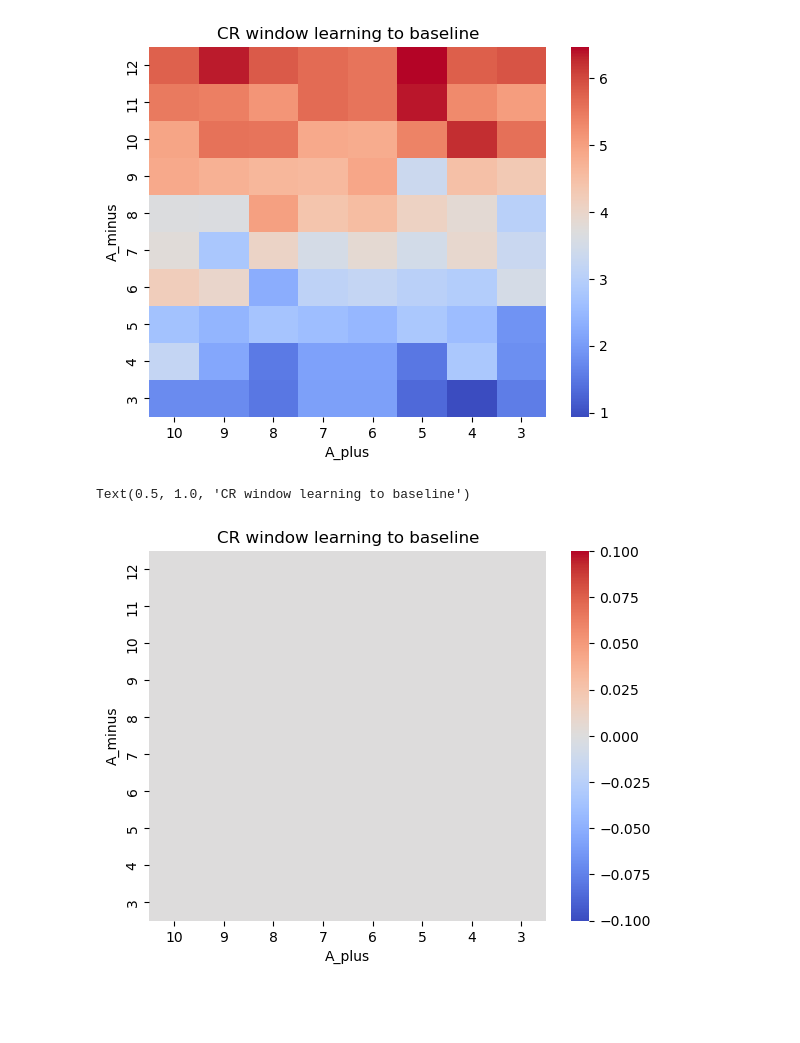
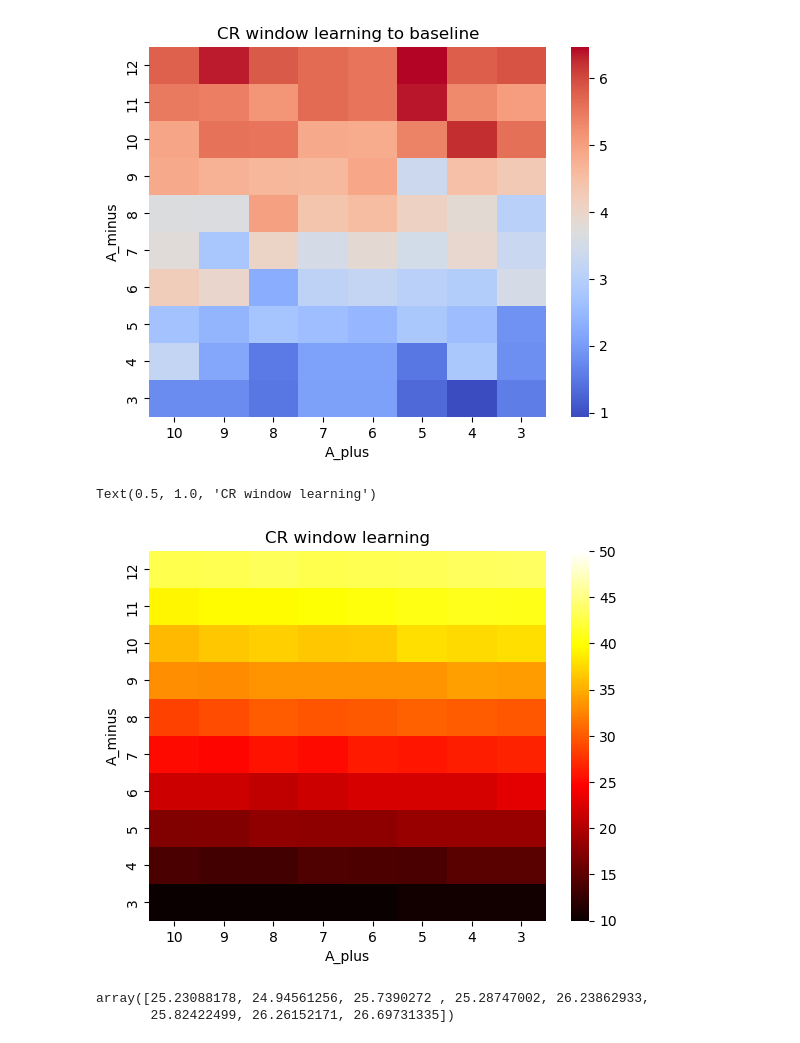
Before and after one commit to alessandratrapani/NODS, a Jupyter notebook: grid_search_Aplus_Aminus/heatmap.ipynb, the cells around one changed output. Drawn from its saved outputs; the diff is of its cells as text; code cells hidden in the pictures; blank space fills up the shorter version.

```diff
--- a/grid_search_Aplus_Aminus/heatmap.ipynb
+++ b/grid_search_Aplus_Aminus/heatmap.ipynb
@@ -29,6 +29,7 @@ minus = [12,11,10,9,8,7,6,5,4,3]
 plus = [10,9,8,7,6,5,4,3]
 # %%
 grid_search = np.nan*np.ones((len(minus),len(plus)))
+grid_cr = np.nan*np.ones((len(minus),len(plus)))
 grid_frequency = np.nan*np.ones((len(minus),len(plus)))
 sim_baseline = np.zeros((len(minus),len(plus),num_sim*trials_to_eval))
 sim_cr = np.zeros((len(minus),len(plus),num_sim*trials_to_eval))
@@ -56,6 +57,8 @@ for i,m in enumerate(minus):
 
         # learning in respect to the baseline
         grid_search[i,j] = (np.median(sim_baseline[i,j]) - np.median(sim_cr[i,j]))
+        grid_cr[i,j]= -1*np.median(sim_cr[i,j])
+
         # pc frequency
 grid_frequency = np.median(sim_frq, axis = 0)
 # %%
@@ -68,6 +71,21 @@ plt.title('CR window learning to baseline')
 # %% [output]
 Text(0.5, 1.0, 'CR window learning to baseline')
 [figure]
+# %%
+cmap = plt.cm.get_cmap('hot')
+sns.heatmap(grid_cr, cmap = cmap, xticklabels=plus, yticklabels=minus, vmin =10, vmax =50)
+plt.xlabel('A_plus')
+plt.ylabel('A_minus')
+plt.title('CR window learning')
+#plt.savefig(os.path.join(result_path,'heatmap_baseline-CR'))
+# %% [output]
+Text(0.5, 1.0, 'CR window learning')
+[figure, added]
+# %%
+grid_cr[5]
+# %% [output]
+array([25.23088178, 24.94561256, 25.7390272 , 25.28747002, 26.23862933,
+       25.82422499, 26.26152171, 26.69731335])
 # %%
 grid_search_50 = np.nan*np.ones((len(minus),len(plus)))
 grid_frequency_50 = np.nan*np.ones((len(minus),len(plus)))
@@ -106,9 +124,6 @@ plt.xlabel('A_plus')
 plt.ylabel('A_minus')
 plt.title('CR window learning to baseline')
 #plt.savefig(os.path.join(result_path,'heatmap_baseline-CR'))
-# %% [output]
-Text(0.5, 1.0, 'CR window learning to baseline')
-[figure, removed]
 # %%
 grid_search[5,2]
 # %%
```
Also changed, not shown: parts of 2 cells of this notebook, 6 other files.
